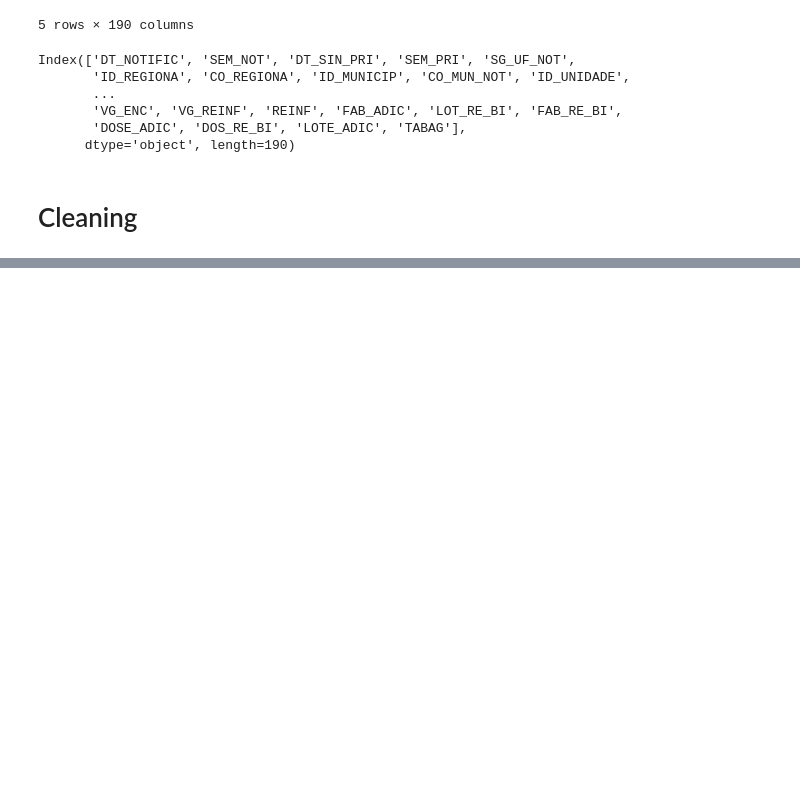
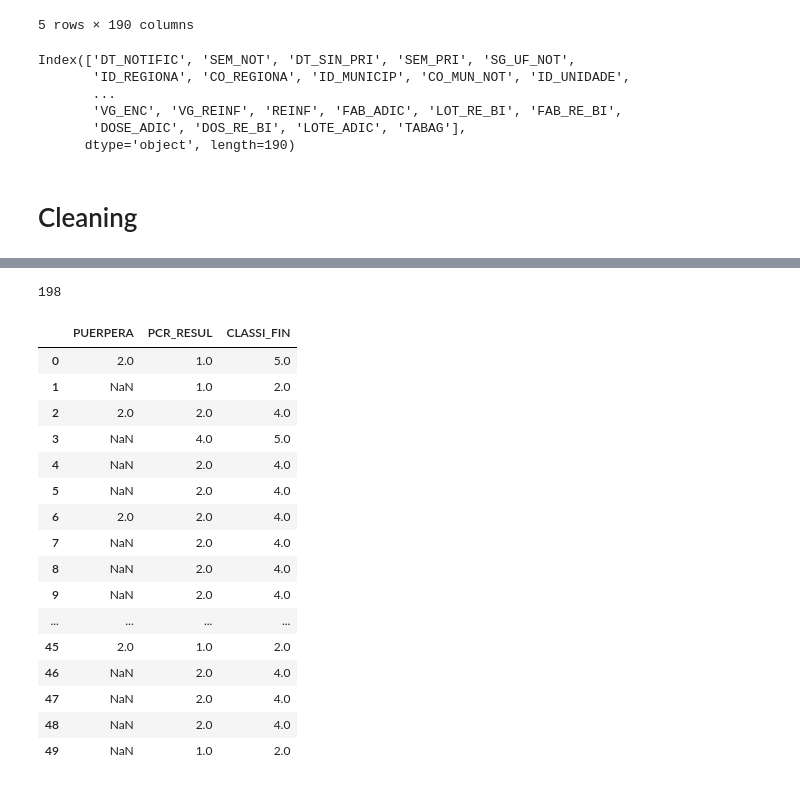
Before and after one commit to GTBelini22/Modelo-de-machine-learning-para-predicao-de-problemas-respiratorios, a Jupyter notebook: Tratando_os_dados.ipynb, the cells around one changed output, grey strips where cells are left out. Saved outputs shown, nothing was run; the diff lists cells and outputs as text; code cells hidden in the pictures; blank space fills up the shorter version.

```diff
--- a/Tratando_os_dados.ipynb
+++ b/Tratando_os_dados.ipynb
@@ -124,0 +134,3 @@ memory usage: 40.4+ MB
+# %%
+df_filter.dropna(how='all', inplace=True)
+df_filter.isna().sum().sort_values(ascending=False)
@@ -124,0 +170,28 @@ memory usage: 40.4+ MB
+# %%
+# Quantidade de linhas duplicadas
+df_filter.duplicated().sum()
+# %% [output]
+198
+# %%
+# removendo os nulos
+df_filter.drop_duplicates(inplace=True)
+# %%
+df_filter[['PUERPERA','PCR_RESUL','CLASSI_FIN']].head(50)
+# %% [output]
+|  | PUERPERA | PCR_RESUL | CLASSI_FIN |
+| 0 | 2.0 | 1.0 | 5.0 |
+| 1 | NaN | 1.0 | 2.0 |
+| 2 | 2.0 | 2.0 | 4.0 |
+| 3 | NaN | 4.0 | 5.0 |
+| 4 | NaN | 2.0 | 4.0 |
+| 5 | NaN | 2.0 | 4.0 |
+| 6 | 2.0 | 2.0 | 4.0 |
+| 7 | NaN | 2.0 | 4.0 |
+| 8 | NaN | 2.0 | 4.0 |
+| 9 | NaN | 2.0 | 4.0 |
+| ... | ... | ... | ... |
+| 45 | 2.0 | 1.0 | 2.0 |
+| 46 | NaN | 2.0 | 4.0 |
+| 47 | NaN | 2.0 | 4.0 |
+| 48 | NaN | 2.0 | 4.0 |
+| 49 | NaN | 1.0 | 2.0 |
```
Also changed, not shown: parts of 13 cells of this notebook.
